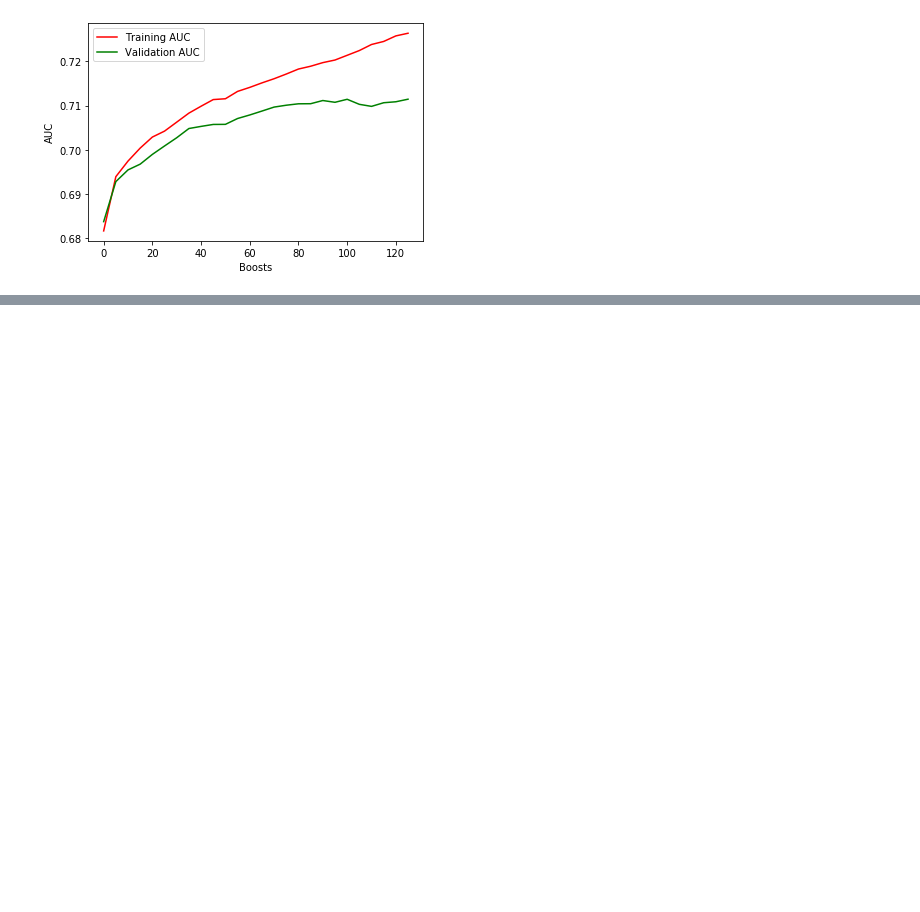
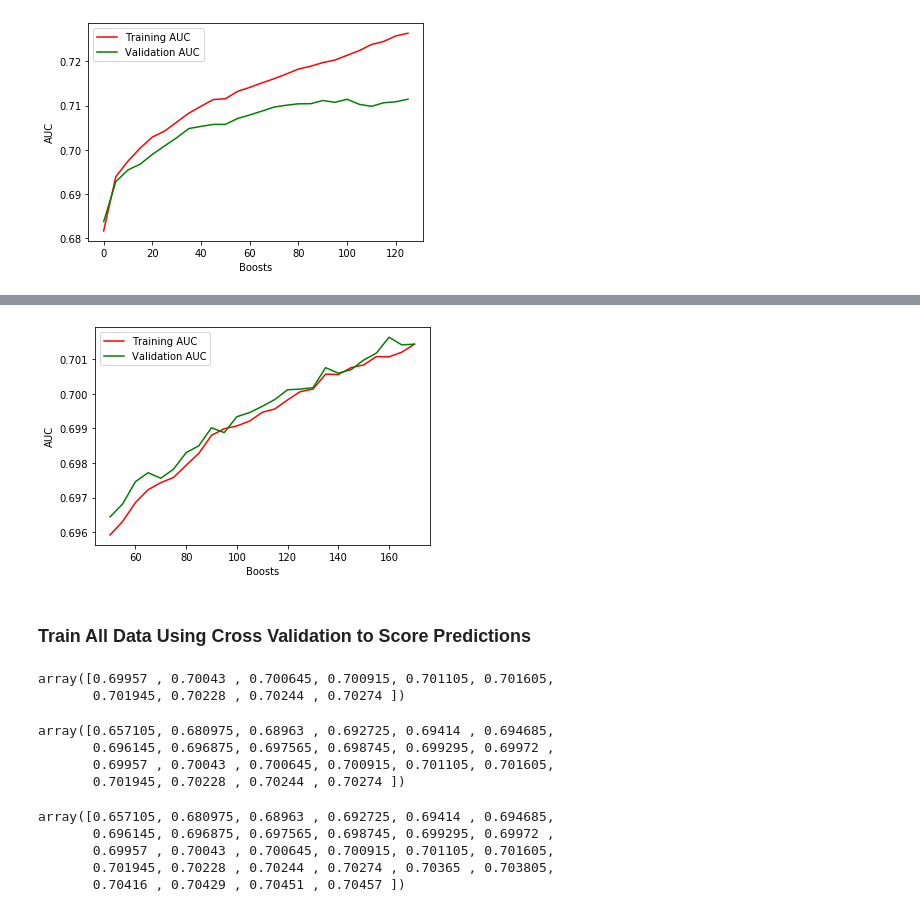
Before and after one commit to nluong1021/cs178-ML, a Jupyter notebook: Boosted Tree.ipynb, the cells around one changed output, grey strips where cells are left out. Cells and saved outputs as stored; diff of their text form; code cells hidden in the pictures; blank space fills up the shorter version.

```diff
--- a/Boosted Tree.ipynb
+++ b/Boosted Tree.ipynb
@@ -253,0 +406,9 @@ plt.show()
+# %%
+train_auc2 = np.zeros((25))
+validation_auc2 = np.zeros((25))
+
+for n in range(25):
+    print(f'{(n+10)*5} boosts...')
+    clf = GradientBoostingClassifier(n_estimators=(n+15)*5, max_depth=2).fit(Xtr, Ytr)
+    train_auc2[n] = clf.score(Xtr, Ytr)
+    validation_auc2[n] = clf.score(Xva, Yva)
@@ -253,0 +433,12 @@ plt.show()
+# %%
+xrange = (np.arange(25)+10)*5
+plt.plot(xrange,train_auc2,'r-',xrange,validation_auc2,'g-')
+plt.xlabel('Boosts')
+plt.ylabel('AUC')
+plt.legend(['Training AUC', 'Validation AUC'])
+plt.savefig('results/gradboost2_auc.png')
+plt.show()
+# %% [output]
+[figure, added]
+# %% [markdown]
+### Train All Data Using Cross Validation to Score Predictions
@@ -253,0 +454,20 @@ plt.show()
+# %%
+auc_scores
+# %% [output]
+array([0.69957 , 0.70043 , 0.700645, 0.700915, 0.701105, 0.701605,
+       0.701945, 0.70228 , 0.70244 , 0.70274 ])
+# %%
+auc_scores
+# %% [output]
+array([0.657105, 0.680975, 0.68963 , 0.692725, 0.69414 , 0.694685,
+       0.696145, 0.696875, 0.697565, 0.698745, 0.699295, 0.69972 ,
+       0.69957 , 0.70043 , 0.700645, 0.700915, 0.701105, 0.701605,
+       0.701945, 0.70228 , 0.70244 , 0.70274 ])
+# %%
+auc_scores
+# %% [output]
+array([0.657105, 0.680975, 0.68963 , 0.692725, 0.69414 , 0.694685,
+       0.696145, 0.696875, 0.697565, 0.698745, 0.699295, 0.69972 ,
+       0.69957 , 0.70043 , 0.700645, 0.700915, 0.701105, 0.701605,
+       0.701945, 0.70228 , 0.70244 , 0.70274 , 0.70365 , 0.703805,
+       0.70416 , 0.70429 , 0.70451 , 0.70457 ])
```
Also changed, not shown: parts of 26 cells of this notebook.
